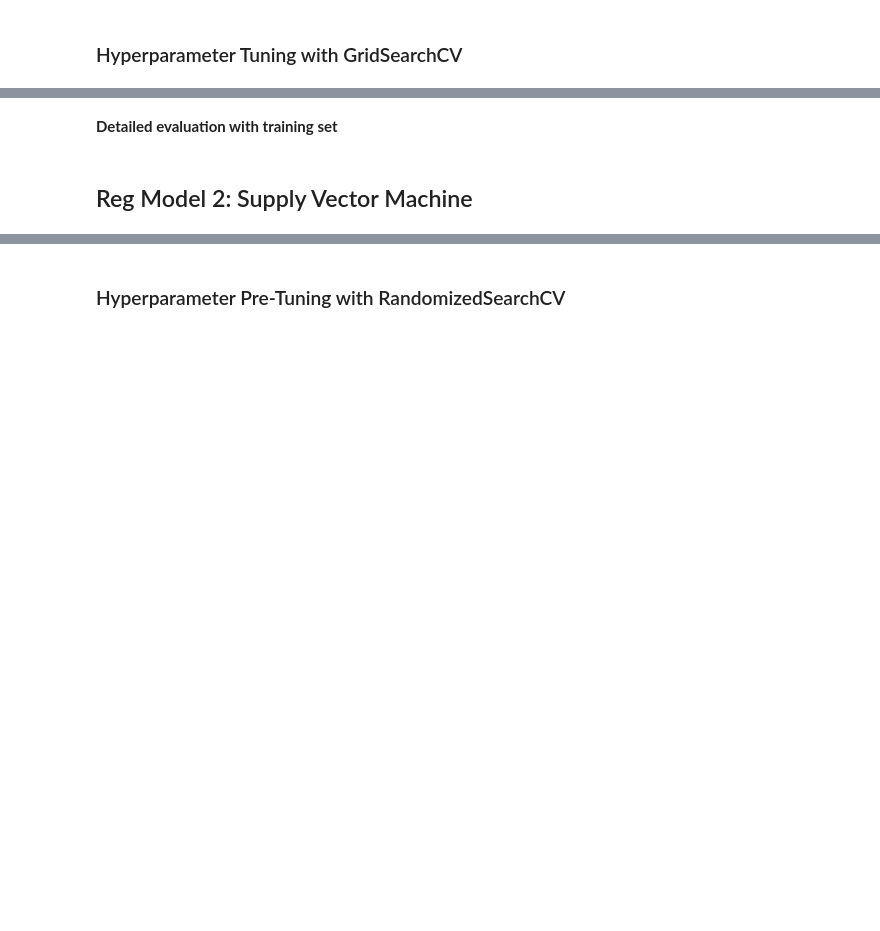
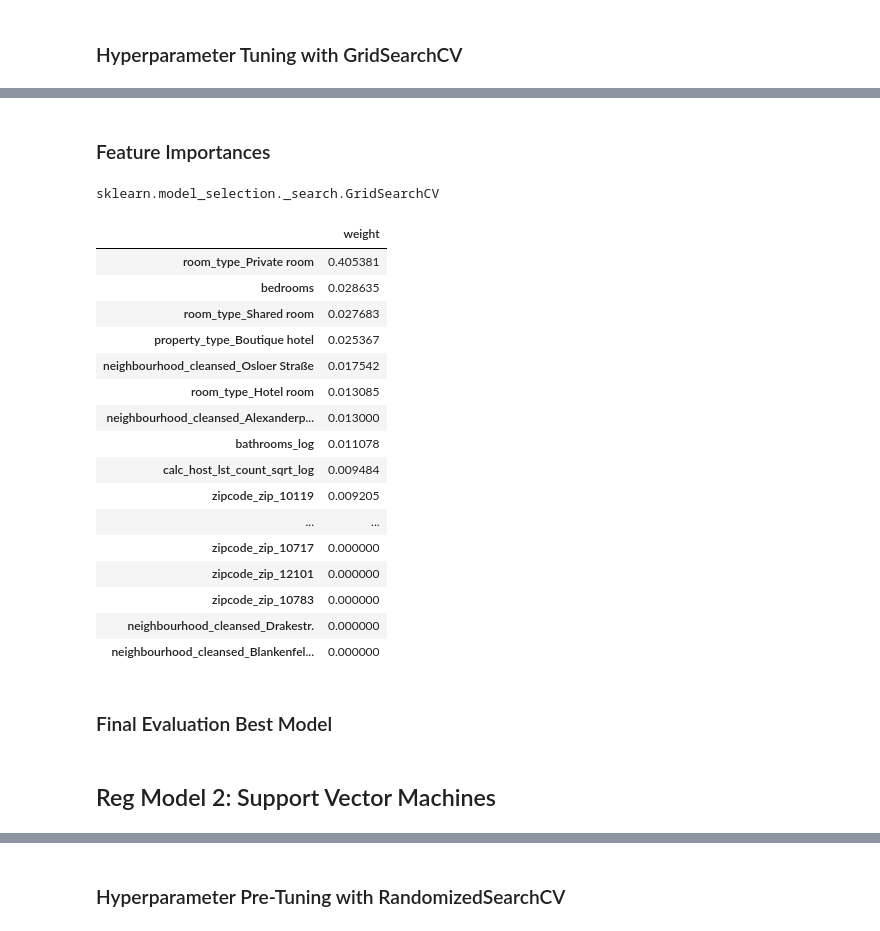
Before and after one commit to Rurbinasal/AIRBNB-Berlin-Listing-Price-Indicator, a Jupyter notebook: 5a_Predictive_Modeling_Price.ipynb, the cells around one changed output, grey strips where cells are left out. Drawn from its saved outputs; the diff is of its cells as text; code cells hidden in the pictures; blank space fills up the shorter version.

```diff
--- a/5a_Predictive_Modeling_Price.ipynb
+++ b/5a_Predictive_Modeling_Price.ipynb
@@ -500,9 +506,11 @@ The target variable y is currently set to PRICE_LOG
 # Create pipeline to use in RandomSearchCV and GridSearchCV
 pipeline_xgb_reg = Pipeline([('preprocessor', preprocessor),
                              ('xgb_reg',
-                              XGBRegressor(n_estimators=110,
+                              XGBRegressor(n_estimators=184,
+                                           learning_rate=0.05,
                                            random_state=random_state,
-                                           max_depth=5,
+                                           max_depth=8,
+                                           bootstrap=True,
                                            max_features=20,
                                            scoring=scoring,
                                            n_jobs=-1))])
@@ -559,3 +565,0 @@ Best parameters:
-# %%
-# Fit XGB pipeline
-pipeline_xgb_reg_fi = pipeline_xgb_reg.fit(X_train, y_train)
@@ -595,22 +567,19 @@ eli5.explain_weights(pipeline_xgb_reg_fi.named_steps['xgb_reg'],
 ### Hyperparameter Tuning with GridSearchCV
 # %%
 # Define hyperparameter grid
-param_grid_xgb_reg = [
-    {
-        'xgb_reg__n_estimators': [190, 230, 290],
-        'xgb_reg__max_features': [45, 60, 75]
-    },
-    {
-        'xgb_reg__bootstrap': [False],
-        'xgb_reg__n_estimators': [190, 230, 290],
-        'xgb_reg__max_features': [45, 60, 75]
-    },
-]
+param_grid_xgb_reg = {
+#    'xgb_reg__bootstrap': [True, False],
+#    'xgb_reg__n_estimators': [190, 230, 290],
+    'xgb_reg__max_features': [15, 30, 45],
+#    'xgb_reg__max_depth': [6, 8, 10],
+    'xgb_reg__learning_rate': [0.01, 0.02, 0.05, 0.1]
+}
 # %%
 # Create and fit GridSearchCV, save "best_model"
 grid_xgb_reg = GridSearchCV(pipeline_xgb_reg,
                             param_grid_xgb_reg,
                             cv=5,
+                            scoring=scoring,
                             return_train_score=True,
                             verbose=4,
                             n_jobs=-1)
@@ -630,5 +605,34 @@ print("Best parameters:\n{}".format(grid_xgb_reg.best_params_))
-# %% [markdown]
-**Detailed evaluation with training set**
+# %% [markdown]
+### Feature Importances
+# %%
+type(grid_xgb_reg)
+# %% [output]
+sklearn.model_selection._search.GridSearchCV
+# %%
+# Display feature importances
+fi_xgb_reg = pd.DataFrame(grid_xgb_reg.best_estimator_.named_steps['xgb_reg'].feature_importances_, columns=['weight'], index=column_names)
+fi_xgb_reg.sort_values('weight', inplace=True, ascending=False)
+fi_xgb_reg
+# %% [output]
+|  | weight |
+| room_type_Private room | 0.405381 |
+| bedrooms | 0.028635 |
+| room_type_Shared room | 0.027683 |
+| property_type_Boutique hotel | 0.025367 |
+| neighbourhood_cleansed_Osloer Straße | 0.017542 |
+| room_type_Hotel room | 0.013085 |
+| neighbourhood_cleansed_Alexanderp... | 0.013000 |
+| bathrooms_log | 0.011078 |
+| calc_host_lst_count_sqrt_log | 0.009484 |
+| zipcode_zip_10119 | 0.009205 |
+| ... | ... |
+| zipcode_zip_10717 | 0.000000 |
+| zipcode_zip_12101 | 0.000000 |
+| zipcode_zip_10783 | 0.000000 |
+| neighbourhood_cleansed_Drakestr. | 0.000000 |
+| neighbourhood_cleansed_Blankenfel... | 0.000000 |
+# %% [markdown]
+### Final Evaluation Best Model
 # %%
 # Predict target with "best model"
 y_train_pred_xgb_reg = best_model_xgb_reg.predict(X_train_prep)
@@ -649,7 +653,7 @@ np.sqrt(
                      loc=squared_errors.mean(),
                      scale=stats.sem(squared_errors)))
 # %% [markdown]
-## Reg Model 2: Supply Vector Machine
+## Reg Model 2: Support Vector Machines
 # %%
 # Print current setting for TARGET
 target_upper = target.upper()
```
Also changed, not shown: parts of 29 cells of this notebook.
